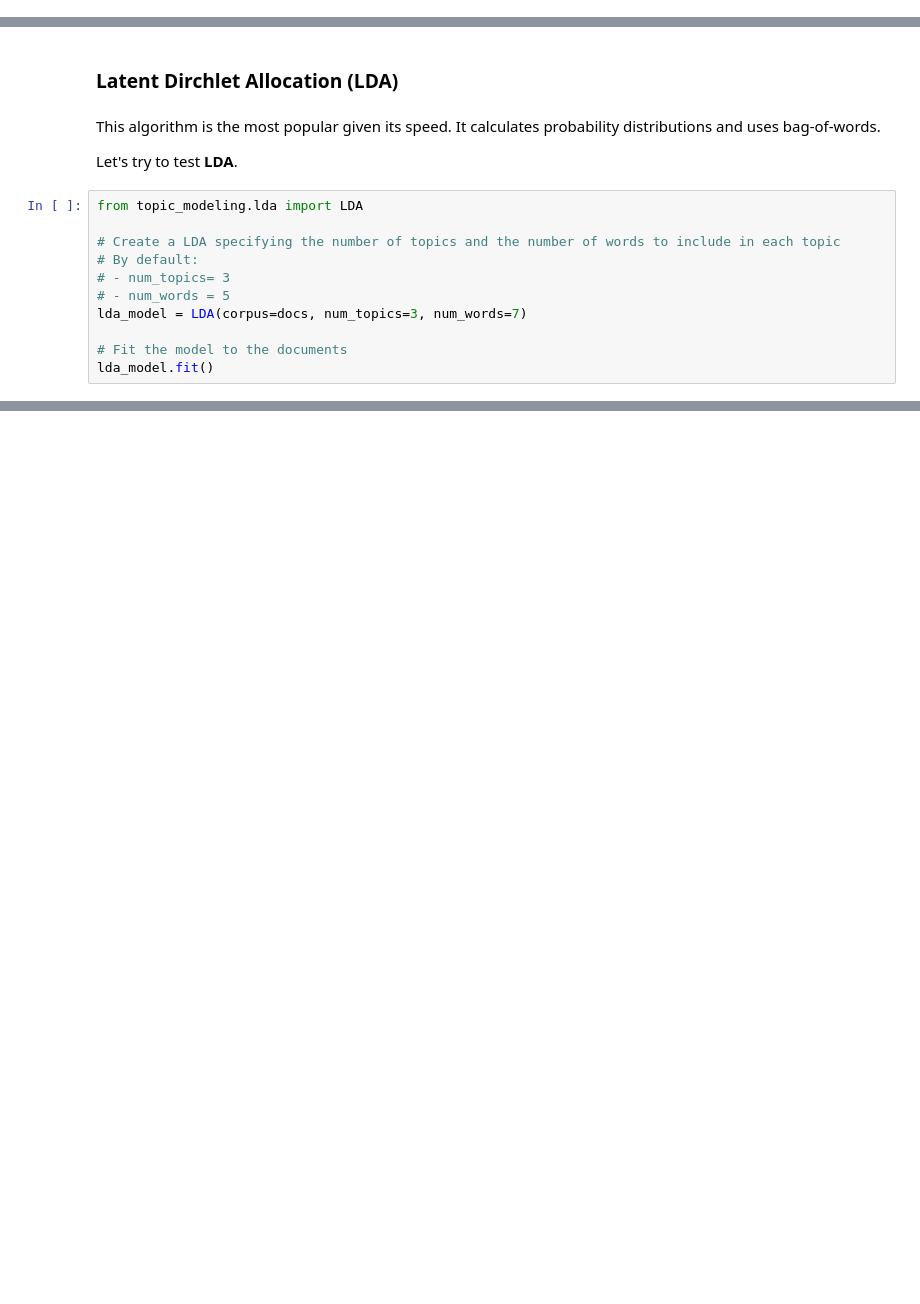
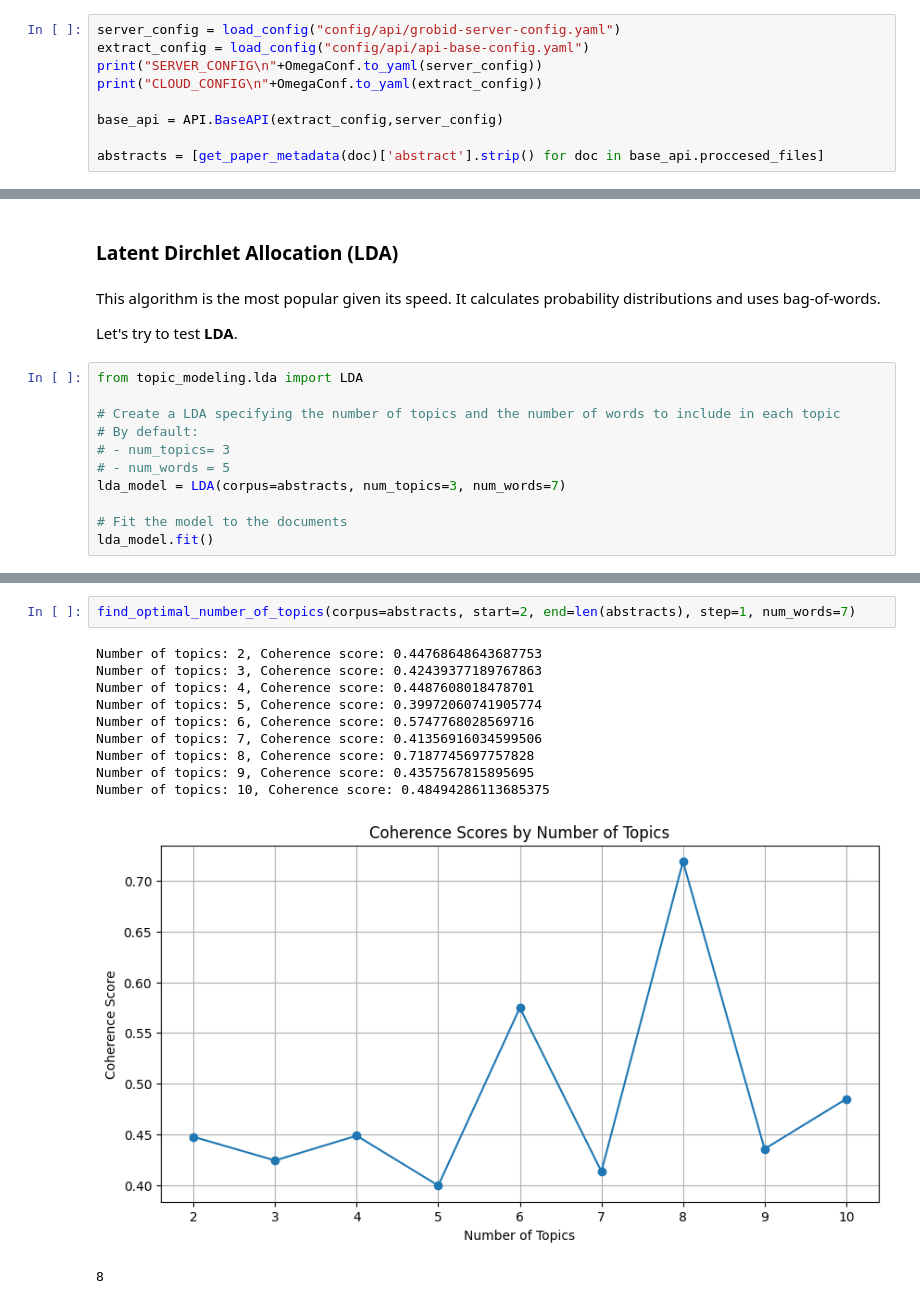
Before and after one commit to JorgeMIng/Article_Graph, a Jupyter notebook: examples/topic_modeling.ipynb, the cells around one changed output, grey strips where cells are left out. Drawn from its saved outputs; the diff is of its cells as text; blank space fills up the shorter version.

Commit message:
use optimal number of topics when generating the graph

```diff
--- a/examples/topic_modeling.ipynb
+++ b/examples/topic_modeling.ipynb
@@ -35,0 +25,9 @@ sys.path.append(os.path.dirname(os.getcwd()))
+# %%
+server_config = load_config("config/api/grobid-server-config.yaml")
+extract_config = load_config("config/api/api-base-config.yaml")
+print("SERVER_CONFIG\n"+OmegaConf.to_yaml(server_config))
+print("CLOUD_CONFIG\n"+OmegaConf.to_yaml(extract_config))
+
+base_api = API.BaseAPI(extract_config,server_config)
+
+abstracts = [get_paper_metadata(doc)['abstract'].strip() for doc in base_api.proccesed_files]
@@ -46,7 +75,7 @@ from topic_modeling.lda import LDA
 # By default:
 # - num_topics= 3
 # - num_words = 5
-lda_model = LDA(corpus=docs, num_topics=3, num_words=7)
+lda_model = LDA(corpus=abstracts, num_topics=3, num_words=7)
 
 # Fit the model to the documents
 lda_model.fit()
@@ -118,0 +178,14 @@ It is able to also capture the context of words.
+# %%
+find_optimal_number_of_topics(corpus=abstracts, start=2, end=len(abstracts), step=1, num_words=7)
+# %% [output]
+Number of topics: 2, Coherence score: 0.44768648643687753
+Number of topics: 3, Coherence score: 0.42439377189767863
+Number of topics: 4, Coherence score: 0.4487608018478701
+Number of topics: 5, Coherence score: 0.39972060741905774
+Number of topics: 6, Coherence score: 0.5747768028569716
+Number of topics: 7, Coherence score: 0.41356916034599506
+Number of topics: 8, Coherence score: 0.7187745697757828
+Number of topics: 9, Coherence score: 0.4357567815895695
+Number of topics: 10, Coherence score: 0.48494286113685375
+[figure, added]
+8
```
Also changed, not shown: parts of 22 cells of this notebook, 7 other files.
